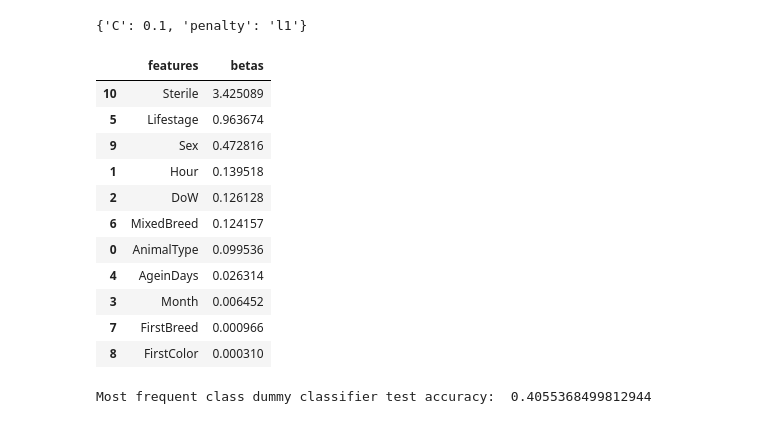
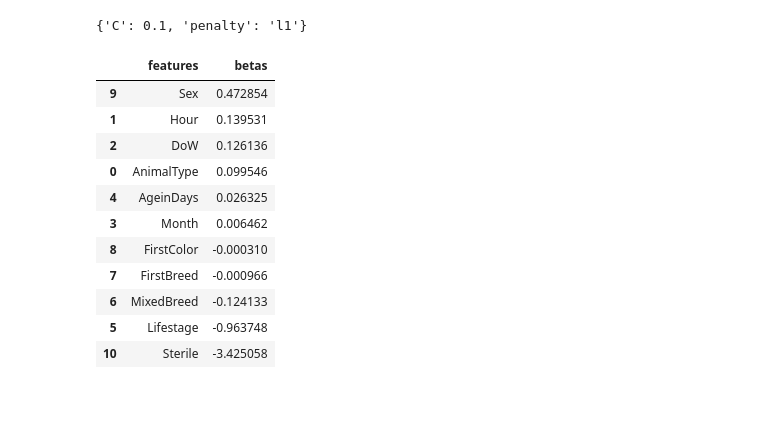
Before and after one commit to nicoleng/shelter_animal_prediction, a Jupyter notebook: Animal Shelter Prediction v2.ipynb, the cells around one changed output. Saved outputs shown, nothing was run; the diff lists cells and outputs as text; code cells hidden in the pictures.

```diff
--- a/Animal Shelter Prediction v2.ipynb
+++ b/Animal Shelter Prediction v2.ipynb
@@ -345,7 +287,7 @@ data.SexuponOutcome.replace(to_replace= 9779, value= "Unknown", inplace=True)
 # %%
 # Fill missing value
 most_frequent = data.SexuponOutcome.value_counts()[0]
-data.SexuponOutcome.fillna(most_frequent, inplace=True)
+data.SexuponOutcome.fillna("Unknown", inplace=True)
 data.SexuponOutcome.value_counts()
 # %% [output]
 Neutered Male    9779
@@ -411,7 +363,8 @@ data.columns.tolist()
  'Sterile']
 # %%
 # Generate features and target
-feature_cols = ['AnimalType',
+feature_cols = [
+ 'AnimalType',
  'Hour',
  'DoW',
  'Month',
@@ -562,7 +517,11 @@ RFgrid.grid_scores_
  mean: 0.64933, std: 0.00461, params: {'max_features': 11, 'n_estimators': 90},
  mean: 0.64825, std: 0.00554, params: {'max_features': 11, 'n_estimators': 100}]
 # %%
-rf_best = RandomForestClassifier(n_estimators=70, max_features=5, max_depth = 12)
-rf_best.fit(X,y)
+rf_best = RandomForestClassifier(n_estimators=70, max_features=5, max_depth = 12, random_state=1)
+
+X_train,X_test,y_train,y_test = train_test_split(X,y,test_size=.3)
+rf_best.fit(X_train, y_train)
+y_pred_prob_rf_best = rf_best.predict_proba(X_test)
+
 print("Mean Accuracy for depth 12:", cross_val_score(rf_best, X, y, scoring='accuracy').mean())
 # %% [output]
@@ -635,31 +594,27 @@ LogGrid.best_score_
 LogGrid.best_params_
 # %% [output]
 {'C': 0.1, 'penalty': 'l1'}
+# %%
+best_log = LogisticRegression(C=0.1, penalty='l1')
+X_train,X_test,y_train,y_test = train_test_split(X,y,test_size=.3)
+best_log.fit(X_train, y_train)
+y_pred_prob_log_best = best_log.predict_proba(X_test)
 # %%
 # beta values of best Logistic Regression Model
-best_log = LogisticRegression(C=0.1, penalty='l1')
 betas = best_log.fit(X,y).coef_[0]
-best_betas = pd.DataFrame(list(zip(feature_cols,np.abs(betas))),columns=["features","betas"])
+best_betas = pd.DataFrame(list(zip(feature_cols,betas)),columns=["features","betas"])
 best_betas.sort_values("betas",ascending=False,inplace=True)
 best_betas
 # %% [output]
 |  | features | betas |
-| 10 | Sterile | 3.425089 |
-| 5 | Lifestage | 0.963674 |
-| 9 | Sex | 0.472816 |
-| 1 | Hour | 0.139518 |
-| 2 | DoW | 0.126128 |
-| 6 | MixedBreed | 0.124157 |
-| 0 | AnimalType | 0.099536 |
-| 4 | AgeinDays | 0.026314 |
-| 3 | Month | 0.006452 |
-| 7 | FirstBreed | 0.000966 |
-| 8 | FirstColor | 0.000310 |
+| 9 | Sex | 0.472854 |
+| 1 | Hour | 0.139531 |
+| 2 | DoW | 0.126136 |
+| 0 | AnimalType | 0.099546 |
+| 4 | AgeinDays | 0.026325 |
+| 3 | Month | 0.006462 |
+| 8 | FirstColor | -0.000310 |
+| 7 | FirstBreed | -0.000966 |
+| 6 | MixedBreed | -0.124133 |
+| 5 | Lifestage | -0.963748 |
+| 10 | Sterile | -3.425058 |
-# %%
-from sklearn.dummy import DummyClassifier
-dumb_model = DummyClassifier(strategy='most_frequent')
-dumb_model.fit(X_train, y_train)
-y_dumb_class = dumb_model.predict(X_test)
-print("Most frequent class dummy classifier test accuracy: ",metrics.accuracy_score(y_test, y_dumb_class))
-# %% [output]
-Most frequent class dummy classifier test accuracy:  0.4055368499812944
```
Also changed, not shown: parts of 52 cells of this notebook.
